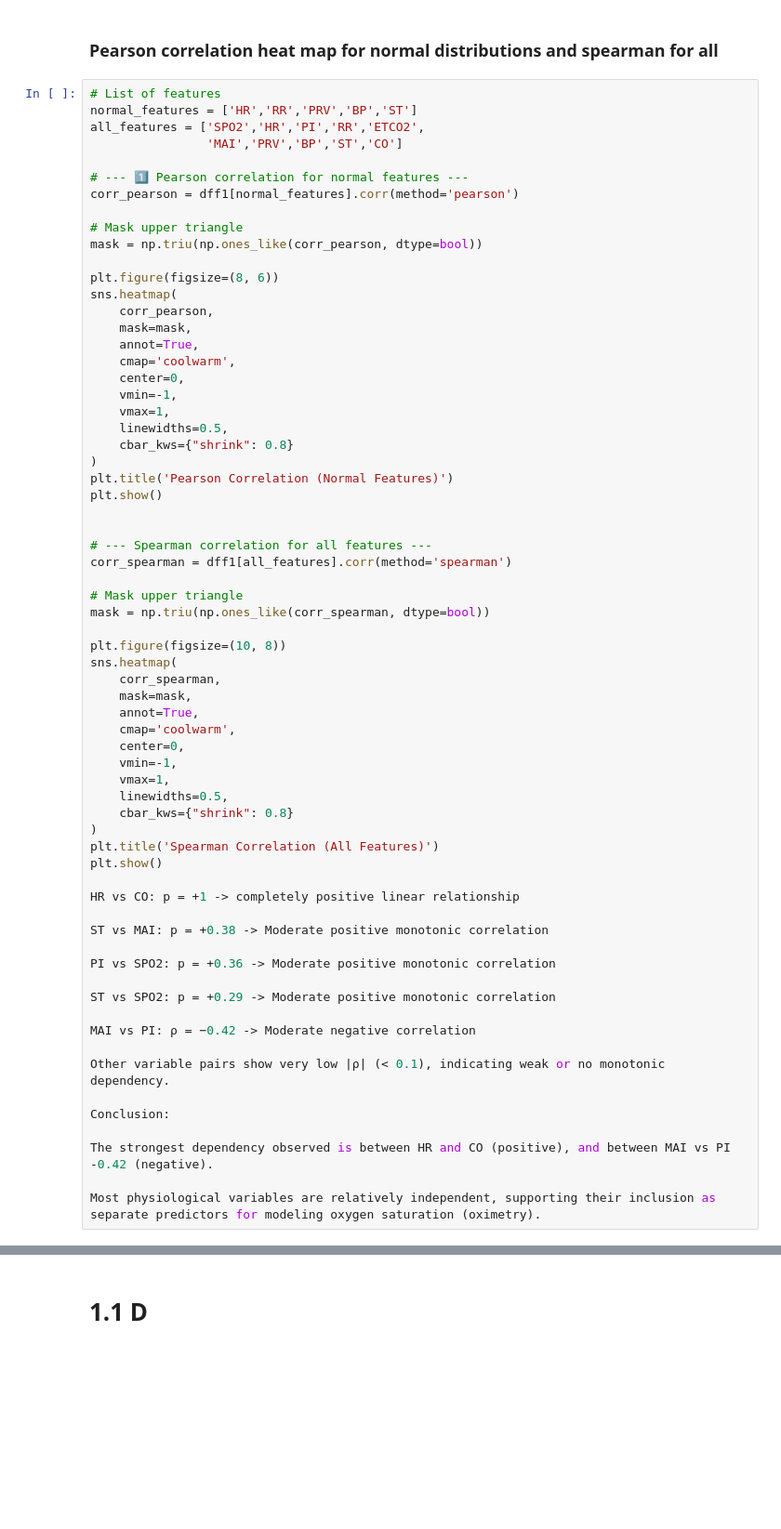
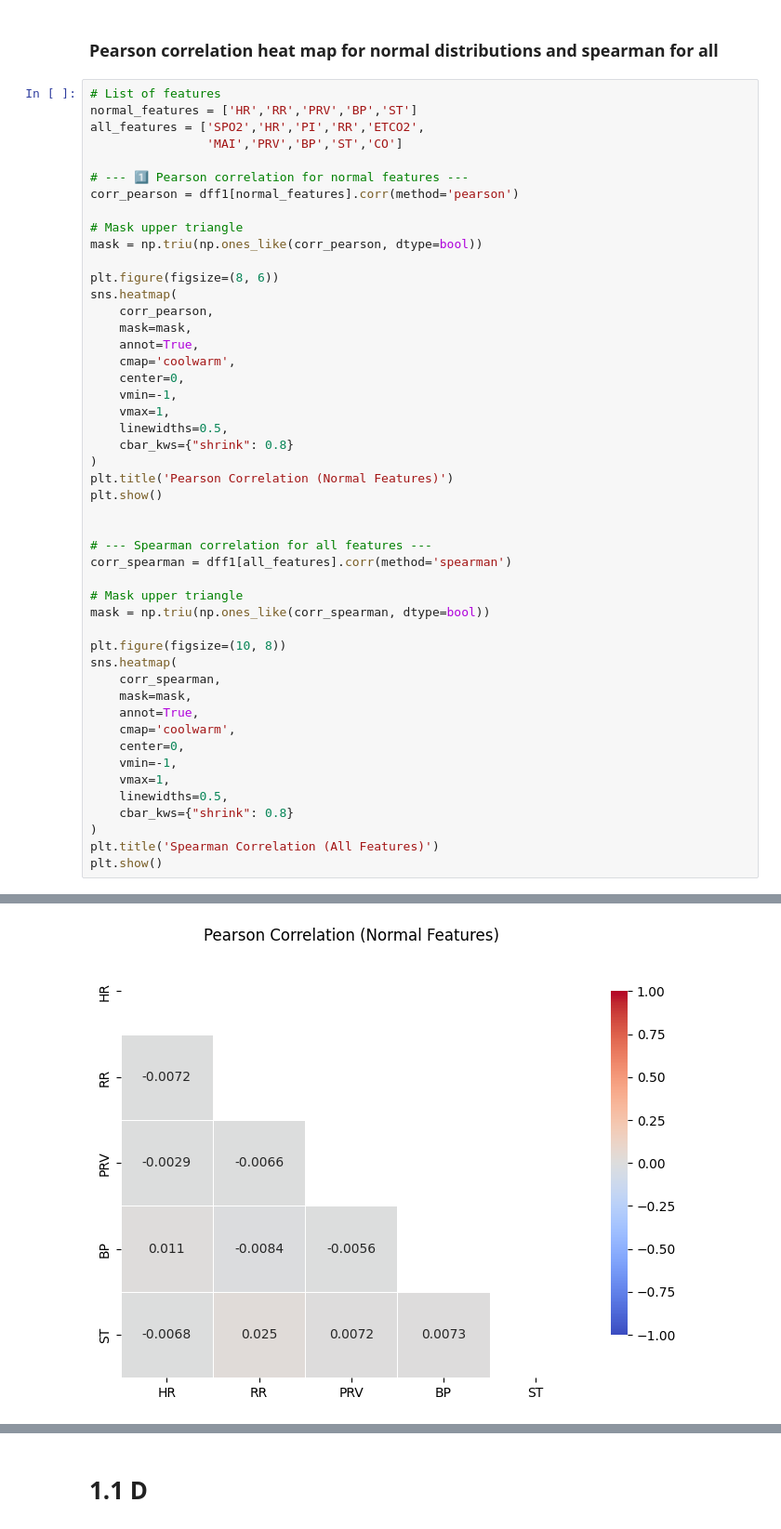
Before and after one commit to Michzru/Critical-oxygen-saturation-estimation, a Jupyter notebook: phase_1.ipynb, the cells around one changed output, grey strips where cells are left out. Shown at 93% size. Cells and saved outputs as stored; diff of their text form; blank space fills up the shorter version.

```diff
--- a/phase_1.ipynb
+++ b/phase_1.ipynb
@@ -1541,22 +1543,4 @@ sns.heatmap(
 )
 plt.title('Spearman Correlation (All Features)')
 plt.show()
-
-HR vs CO: p = +1 -> completely positive linear relationship
-
-ST vs MAI: p = +0.38 -> Moderate positive monotonic correlation
-
-PI vs SPO2: p = +0.36 -> Moderate positive monotonic correlation
-
-ST vs SPO2: p = +0.29 -> Moderate positive monotonic correlation
-
-MAI vs PI: ρ = −0.42 -> Moderate negative correlation
-
-Other variable pairs show very low |ρ| (< 0.1), indicating weak or no monotonic dependency.
-
-Conclusion:
-
-The strongest dependency observed is between HR and CO (positive), and between MAI vs PI -0.42 (negative).
-
-Most physiological variables are relatively independent, supporting their inclusion as separate predictors for modeling oxygen saturation (oximetry).
 # %% [output]
@@ -1563,0 +1547 @@ SyntaxError: invalid character '−' (U+2212) (3024759857.py, line 57)
+[figure, added]
```
Also changed, not shown: parts of 33 cells of this notebook.
